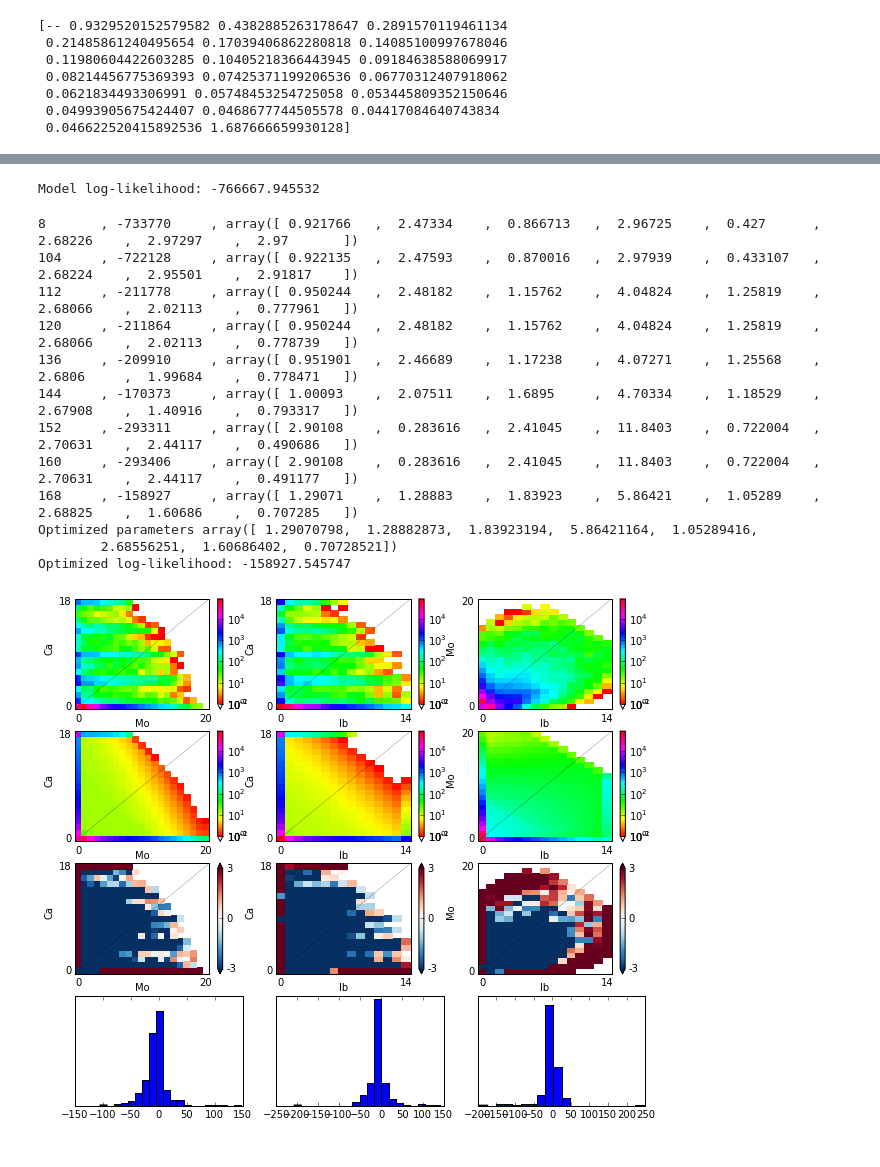
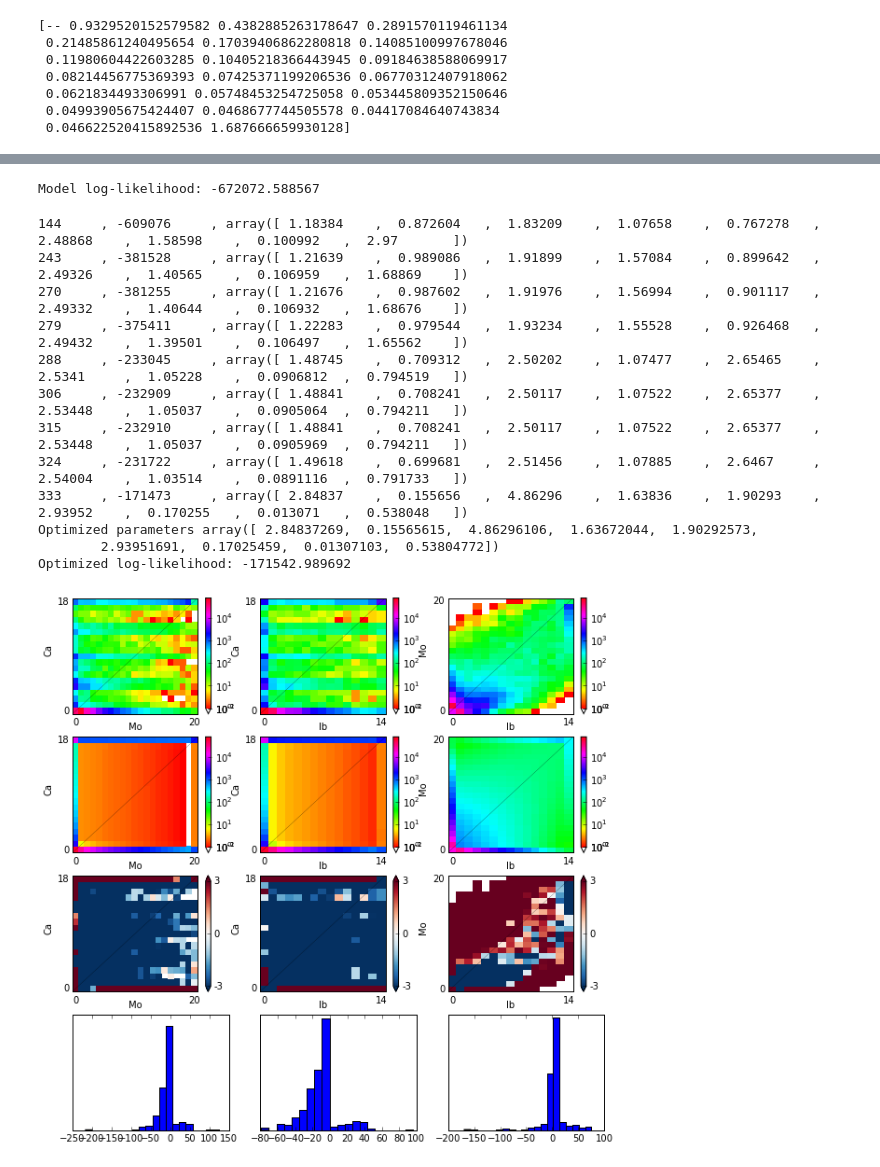
Before and after one commit to arundurvasula/AtCanary, a Jupyter notebook: scripts/Arabidopsis.ipynb, the cells around one changed output, grey strips where cells are left out. Drawn from its saved outputs; the diff is of its cells as text; code cells hidden in the pictures.

Commit message:
added new models

```diff
--- a/scripts/Arabidopsis.ipynb
+++ b/scripts/Arabidopsis.ipynb
@@ -25,6 +30,5 @@ print fs[0][0]
 # %%
 data = dadi.Spectrum.from_file('../data/dadiSpectrum_CanMorIbp.txt')
-data = data.fold()
 # %%
 pylab.figure()
 dadi.Plotting.plot_3d_spectrum(data,vmin=1,pop_ids=("Ca","Mo","Ib"))
@@ -64,13 +132,22 @@ func_ex = dadi.Numerics.make_extrap_log_func(func)
+# %%
+ns = data.sample_sizes
+pts_l = [40, 50, 60]
+params = array([1,1.5,1,1.5,0.8,2,3,0.2,4]) #change these?
+upper_bound = [100, 100, 100, 100, 3, 3, 3, 3,3] #change these?
+lower_bound = [1e-2, 1e-2, 1e-2, 0, 0, 0, 0, 0, 0] #change these?
+
+func = demographic_models.simple_canary_migration
+func_ex = dadi.Numerics.make_extrap_log_func(func)
 # %%
 # Calculate the model AFS.
-model = func_ex(params, ns, pts_l)
+sm_model = func_ex(params, ns, pts_l)
 # Likelihood of the data given the model AFS.
-ll_model = dadi.Inference.ll_multinom(model, data)
-print 'Model log-likelihood:', ll_model
+ll_sm_model = dadi.Inference.ll_multinom(sm_model, data)
+print 'Model log-likelihood:', ll_sm_model
 # The optimal value of theta given the model.
-theta = dadi.Inference.optimal_sfs_scaling(model, data)
+theta = dadi.Inference.optimal_sfs_scaling(sm_model, data)
 # %% [output]
-Model log-likelihood: -766667.945532
+Model log-likelihood: -672072.588567
 # %%
 p0 = dadi.Misc.perturb_params(params, fold=1, upper_bound=upper_bound)
 popt = dadi.Inference.optimize_log(p0, data, func_ex, pts_l,
@@ -79,26 +156,26 @@ popt = dadi.Inference.optimize_log(p0, data, func_ex, pts_l,
                                    verbose=len(params),
                                    maxiter=3)
 print 'Optimized parameters', repr(popt)
-model = func_ex(popt, ns, pts_l)
-ll_opt = dadi.Inference.ll_multinom(model, data)
+sm_model = func_ex(popt, ns, pts_l)
+ll_opt = dadi.Inference.ll_multinom(sm_model, data)
 print 'Optimized log-likelihood:', ll_opt
 # %% [output]
-8       , -733770     , array([ 0.921766   ,  2.47334    ,  0.866713   ,  2.96725    ,  0.427      ,  2.68226    ,  2.97297    ,  2.97       ])
-104     , -722128     , array([ 0.922135   ,  2.47593    ,  0.870016   ,  2.97939    ,  0.433107   ,  2.68224    ,  2.95501    ,  2.91817    ])
-112     , -211778     , array([ 0.950244   ,  2.48182    ,  1.15762    ,  4.04824    ,  1.25819    ,  2.68066    ,  2.02113    ,  0.777961   ])
-120     , -211864     , array([ 0.950244   ,  2.48182    ,  1.15762    ,  4.04824    ,  1.25819    ,  2.68066    ,  2.02113    ,  0.778739   ])
-136     , -209910     , array([ 0.951901   ,  2.46689    ,  1.17238    ,  4.07271    ,  1.25568    ,  2.6806     ,  1.99684    ,  0.778471   ])
-144     , -170373     , array([ 1.00093    ,  2.07511    ,  1.6895     ,  4.70334    ,  1.18529    ,  2.67908    ,  1.40916    ,  0.793317   ])
-152     , -293311     , array([ 2.90108    ,  0.283616   ,  2.41045    ,  11.8403    ,  0.722004   ,  2.70631    ,  2.44117    ,  0.490686   ])
-160     , -293406     , array([ 2.90108    ,  0.283616   ,  2.41045    ,  11.8403    ,  0.722004   ,  2.70631    ,  2.44117    ,  0.491177   ])
-168     , -158927     , array([ 1.29071    ,  1.28883    ,  1.83923    ,  5.86421    ,  1.05289    ,  2.68825    ,  1.60686    ,  0.707285   ])
-Optimized parameters array([ 1.29070798,  1.28882873,  1.83923194,  5.86421164,  1.05289416,
-        2.68556251,  1.60686402,  0.70728521])
-Optimized log-likelihood: -158927.545747
+144     , -609076     , array([ 1.18384    ,  0.872604   ,  1.83209    ,  1.07658    ,  0.767278   ,  2.48868    ,  1.58598    ,  0.100992   ,  2.97       ])
+243     , -381528     , array([ 1.21639    ,  0.989086   ,  1.91899    ,  1.57084    ,  0.899642   ,  2.49326    ,  1.40565    ,  0.106959   ,  1.68869    ])
+270     , -381255     , array([ 1.21676    ,  0.987602   ,  1.91976    ,  1.56994    ,  0.901117   ,  2.49332    ,  1.40644    ,  0.106932   ,  1.68676    ])
+279     , -375411     , array([ 1.22283    ,  0.979544   ,  1.93234    ,  1.55528    ,  0.926468   ,  2.49432    ,  1.39501    ,  0.106497   ,  1.65562    ])
+288     , -233045     , array([ 1.48745    ,  0.709312   ,  2.50202    ,  1.07477    ,  2.65465    ,  2.5341     ,  1.05228    ,  0.0906812  ,  0.794519   ])
+306     , -232909     , array([ 1.48841    ,  0.708241   ,  2.50117    ,  1.07522    ,  2.65377    ,  2.53448    ,  1.05037    ,  0.0905064  ,  0.794211   ])
+315     , -232910     , array([ 1.48841    ,  0.708241   ,  2.50117    ,  1.07522    ,  2.65377    ,  2.53448    ,  1.05037    ,  0.0905969  ,  0.794211   ])
+324     , -231722     , array([ 1.49618    ,  0.699681   ,  2.51456    ,  1.07885    ,  2.6467     ,  2.54004    ,  1.03514    ,  0.0891116  ,  0.791733   ])
+333     , -171473     , array([ 2.84837    ,  0.155656   ,  4.86296    ,  1.63836    ,  1.90293    ,  2.93952    ,  0.170255   ,  0.013071   ,  0.538048   ])
+Optimized parameters array([ 2.84837269,  0.15565615,  4.86296106,  1.63672044,  1.90292573,
+        2.93951691,  0.17025459,  0.01307103,  0.53804772])
+Optimized log-likelihood: -171542.989692
 # %%
-pylab.figure(figsize=(9, 8), dpi=300)
-dadi.Plotting.plot_3d_comp_multinom(model, data, vmin=1, resid_range=3,
+pylab.figure(figsize=(9, 9), dpi=300)
+dadi.Plotting.plot_3d_comp_multinom(sm_model, data, vmin=1, resid_range=3,
                                     pop_ids =('Ca','Mo', 'Ib'))
 pylab.show()
 # %% [output]
-[figure, old version]
+[figure, new version]
```
Also changed, not shown: parts of 19 cells of this notebook, 4 other files.
